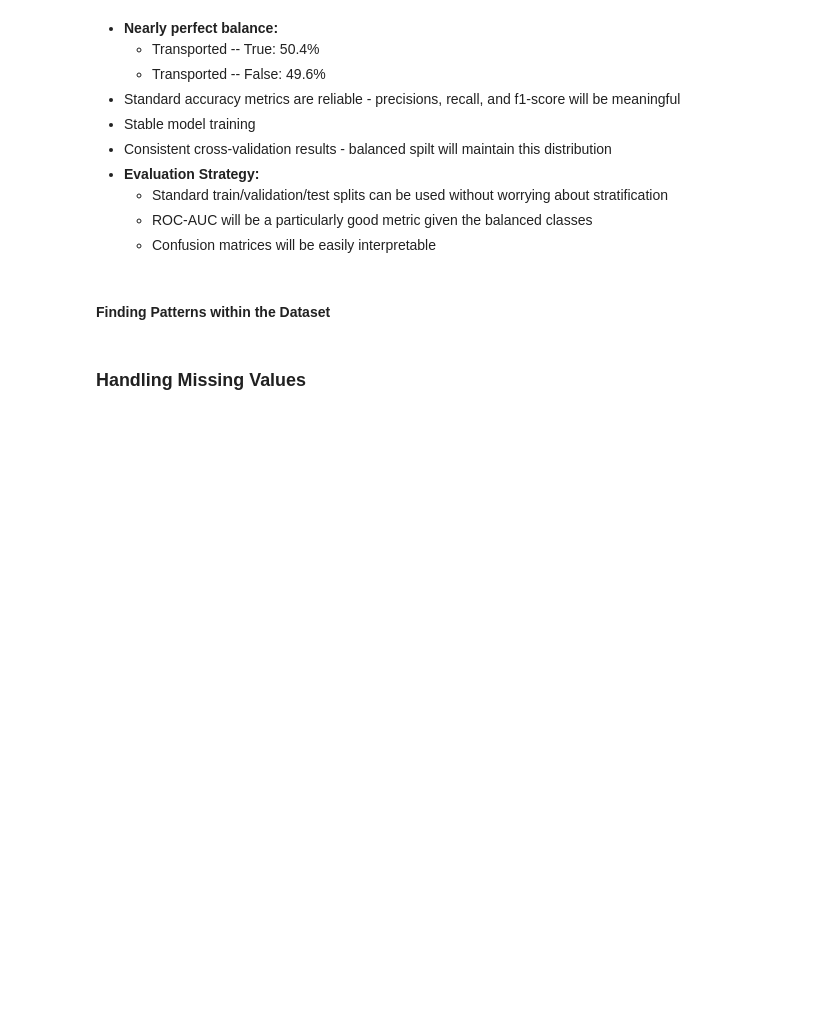
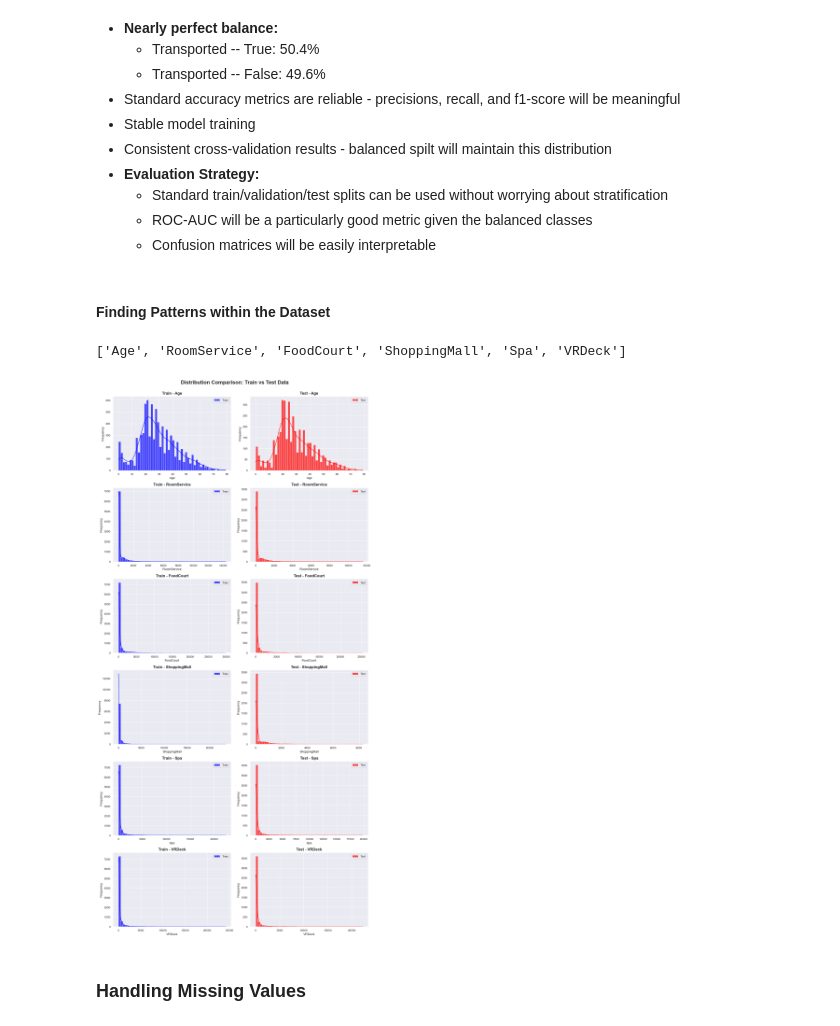
Before and after one commit to RMDS-GroupProject/spaceship_titanic, a Jupyter notebook: impute_missing_values.ipynb, the cells around one changed output. Drawn from its saved outputs; the diff is of its cells as text; code cells hidden in the pictures; blank space fills up the shorter version.

Commit message:
numerical feature analysis

```diff
--- a/impute_missing_values.ipynb
+++ b/impute_missing_values.ipynb
@@ -503,6 +505,49 @@ plt.show()
     - Confusion matrices will be easily interpretable
 # %% [markdown]
 #### Finding Patterns within the Dataset
+# %%
+train_data.select_dtypes(include=[np.number]).columns.tolist()
+# %% [output]
+['Age', 'RoomService', 'FoodCourt', 'ShoppingMall', 'Spa', 'VRDeck']
+# %%
+# getting the numerical columns
+numerical_features = train_data.select_dtypes(
+    include=[np.number]).columns.tolist()
+# getting the categorial columns
+categorical_features = train_data.select_dtypes(
+    include=['object', 'category']).columns.tolist()
+# %%
+# Create subplots: rows = number of numerical features, 2 columns (train/test)
+from email.mime import image
+
+
+fig, axs = plt.subplots(len(numerical_features), 2,
+                        figsize=(12, 4*len(numerical_features)))
+
+# Loop through each numerical feature to create distribution plots
+for i, col in enumerate(numerical_features):
+    # Train plot (left column) - histogram with kde overlay
+    sns.histplot(data=train_data, x=col, kde=True, ax=axs[i, 0],
+                 color="blue", alpha=0.7, bins=50, label="Trian")
+    axs[i, 0].set_title(f"Train - {col}", fontweight="bold", fontsize=12)
+    axs[i, 0].set_ylabel("Frequency")
+    axs[i, 0].legend()
+
+    # Test plot (right column) - histogram with kde overlay
+    sns.histplot(data=test_data, x=col, kde=True, ax=axs[i, 1],
+                 color="red", alpha=0.7, bins=50, label="Test")
+    axs[i, 1].set_title(f"Test - {col}", fontweight="bold", fontsize=12)
+    axs[i, 1].set_ylabel("Frequency")
+    axs[i, 1].legend()
+# Add overall title to the figure
+fig.suptitle("Distribution Comparison: Train vs Test Data",
+             fontsize=16, fontweight="bold", y=1)
+plt.tight_layout()
+plt.savefig(os.path.join(image_save_path,
+            "Distribution Comparison Train vs Test Data.png"), bbox_inches="tight")
+plt.show()
+# %% [output]
+[figure, added]
 # %% [markdown]
 ### Handling Missing Values
 # %% [markdown]
```
Also changed, not shown: parts of 3 cells of this notebook, 11 other files.
